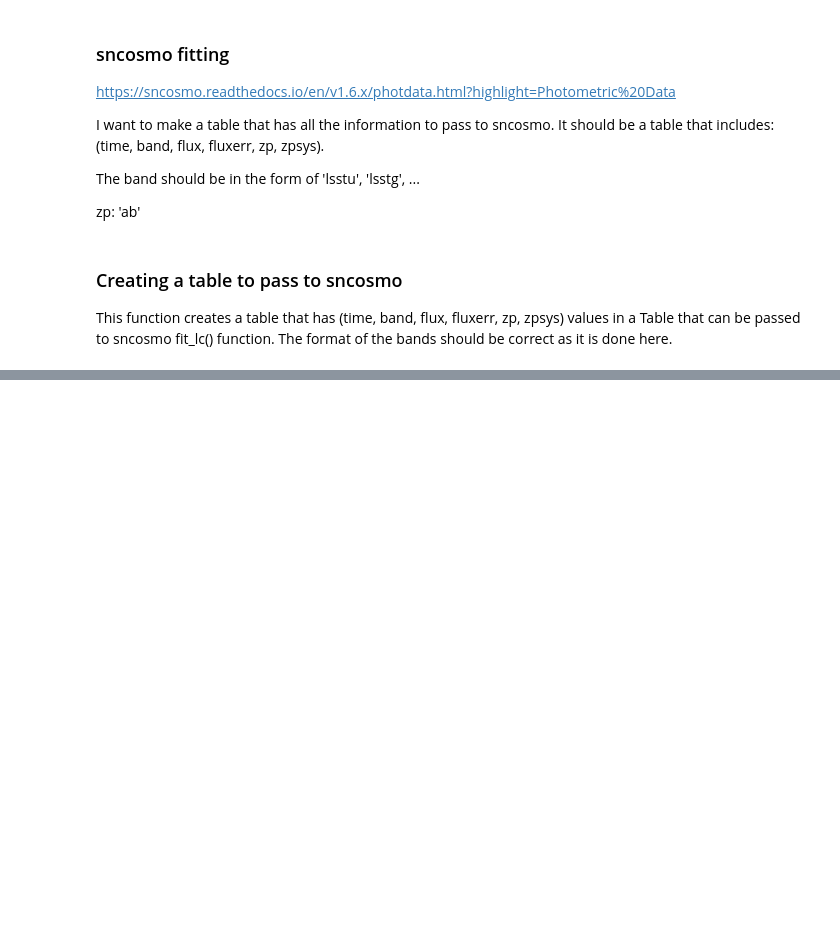
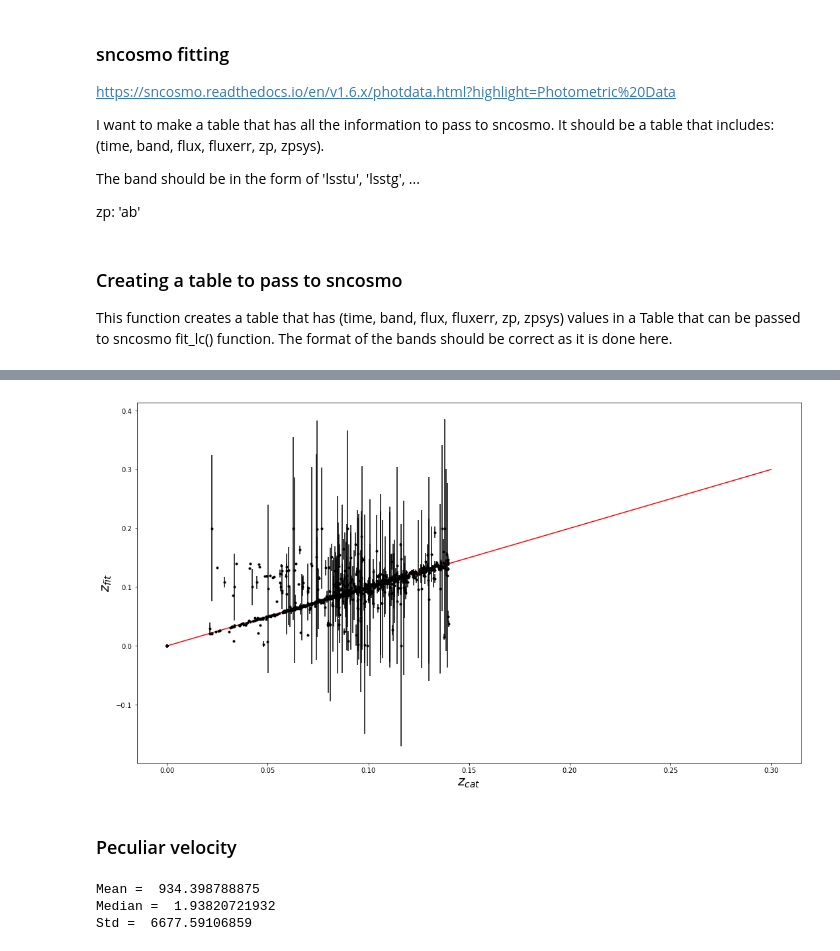
Before and after one commit to Andromedanita/vpec_sn_hack, a Jupyter notebook: Notebooks/Choosing_OpSim_rows.ipynb, the cells around one changed output, grey strips where cells are left out. Saved outputs shown, nothing was run; the diff lists cells and outputs as text; code cells hidden in the pictures; blank space fills up the shorter version.

```diff
--- a/Notebooks/Choosing_OpSim_rows.ipynb
+++ b/Notebooks/Choosing_OpSim_rows.ipynb
@@ -335,2 +368,0 @@ from analyzeSN import LightCurve
-# %%
-t  = create_Table(260)
@@ -417,0 +623,13 @@ def mB(x0):
+# %%
+plt.figure(1, figsize = (18,10))
+plt.errorbar(ztruevals, zvals_fitsn, yerr = zval_err, fmt="k.")
+x = np.linspace(0,0.3, 50)
+y = np.linspace(0,0.3, 50)
+plt.plot(x,y, "red")
+plt.xlabel("$z_{cat}$", fontsize=20)
+plt.ylabel("$z_{fit}$", fontsize=20)
+plt.savefig("zcat_zfit_error_929SN.png")
+# %% [output]
+[figure, added]
+# %% [markdown]
+### Peculiar velocity
@@ -417,0 +642,8 @@ def mB(x0):
+# %%
+print ("Mean = ",   np.mean(vpec_vals))
+print ("Median = ", np.median(vpec_vals))
+print ("Std = ",    np.std(vpec_vals))
+# %% [output]
+Mean =  934.398788875
+Median =  1.93820721932
+Std =  6677.59106859
```
Also changed, not shown: parts of 105 cells of this notebook.
